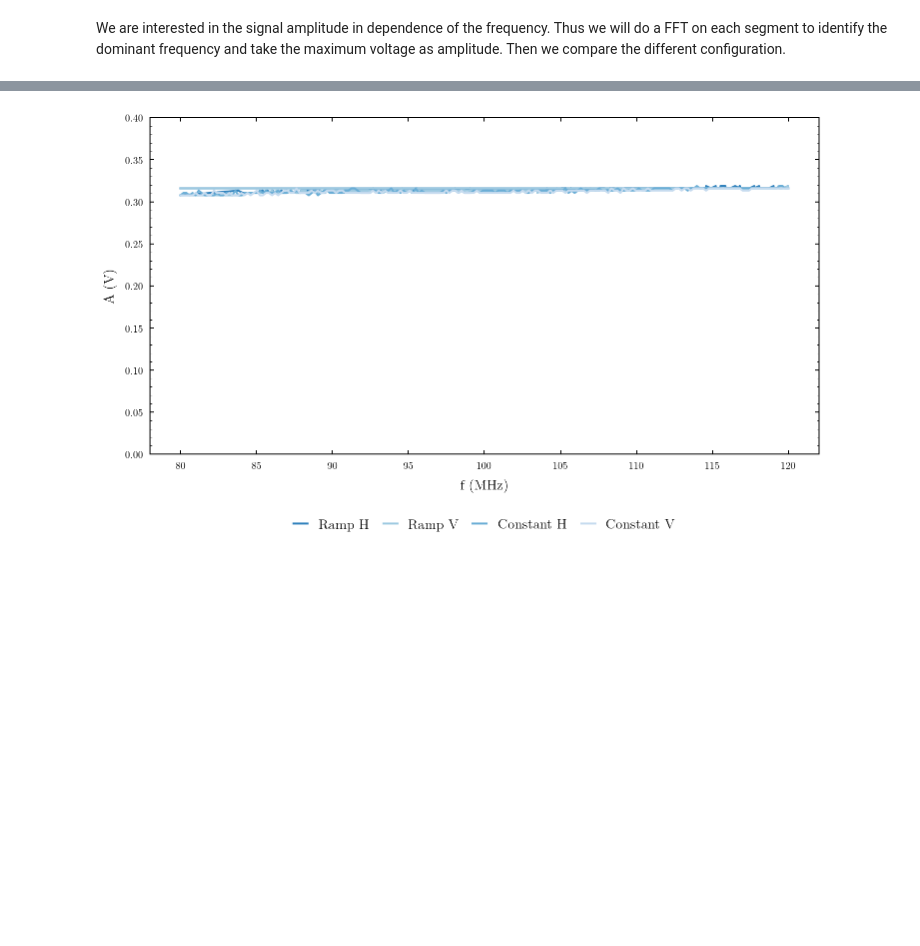
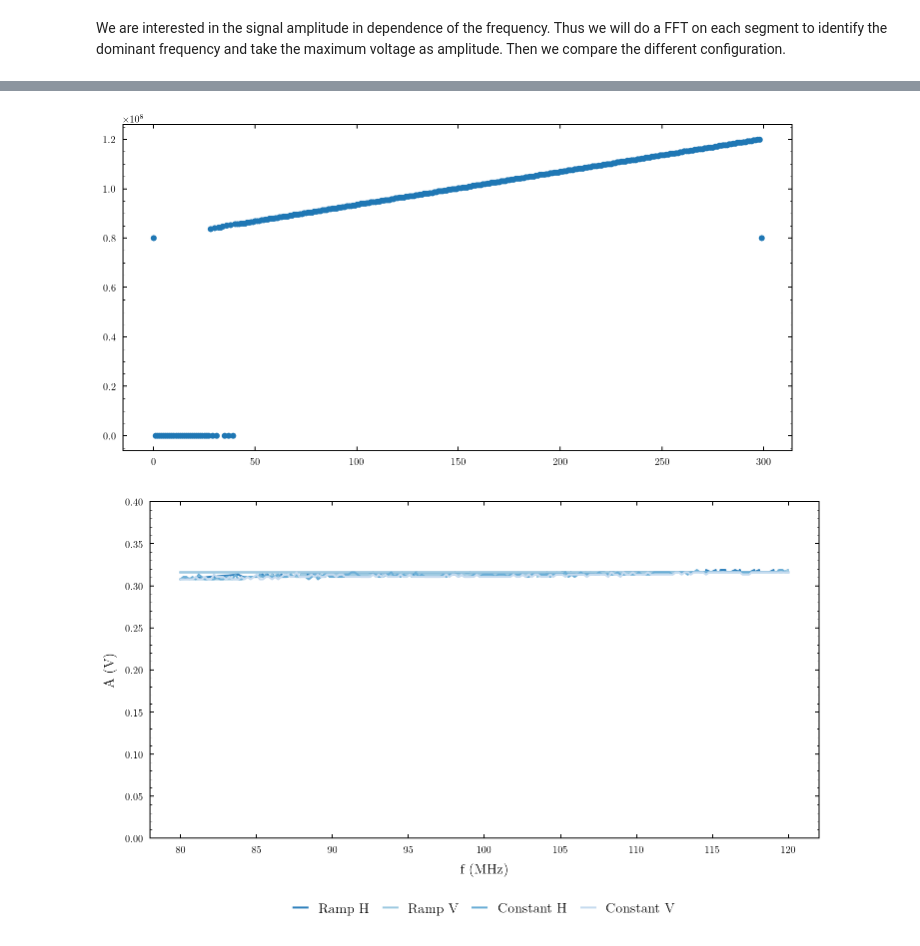
Before and after one commit to bodokaiser/bachelor-thesis, a Jupyter notebook: notebook/evaluation/signal-synthesis.ipynb, the cells around one changed output, grey strips where cells are left out. Cells and saved outputs as stored; diff of their text form; code cells hidden in the pictures; blank space fills up the shorter version.

```diff
--- a/notebook/evaluation/signal-synthesis.ipynb
+++ b/notebook/evaluation/signal-synthesis.ipynb
@@ -94,3 +103,10 @@ A_v = np.array(A_v)
+# %%
+plt.figure(figsize=(12, 6))
+plt.plot(f_h, marker='o', linestyle='none')
+#plt.plot(f_v)
+plt.show()
+# %% [output]
+[figure, added]
 # %%
 samp_h = pd.read_hdf(os.path.join(datadir, 'sampled.h5'), 'horizontal')
 samp_v = pd.read_hdf(os.path.join(datadir, 'sampled.h5'), 'vertical')
```
Also changed, not shown: parts of 2 cells of this notebook, 13 other files.
